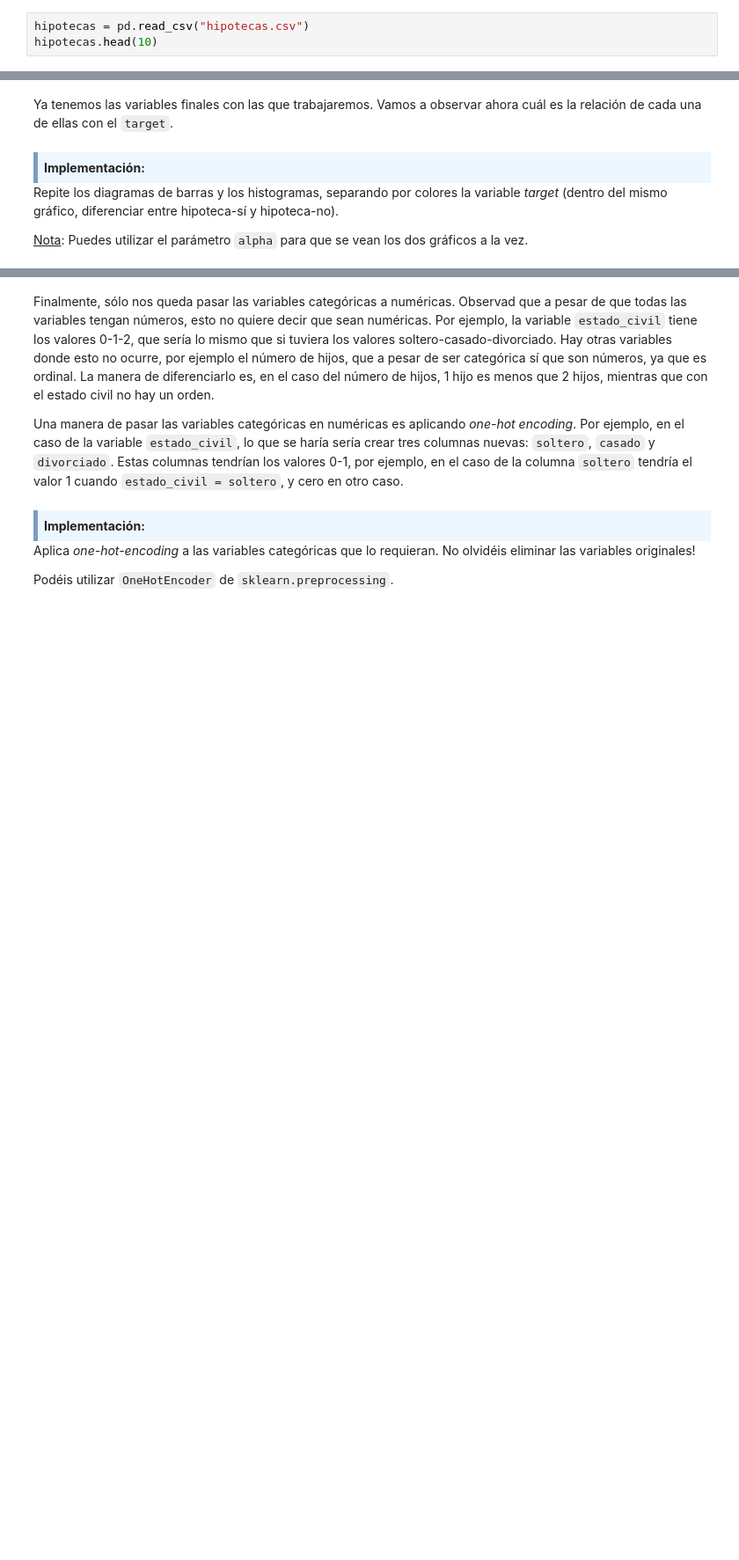
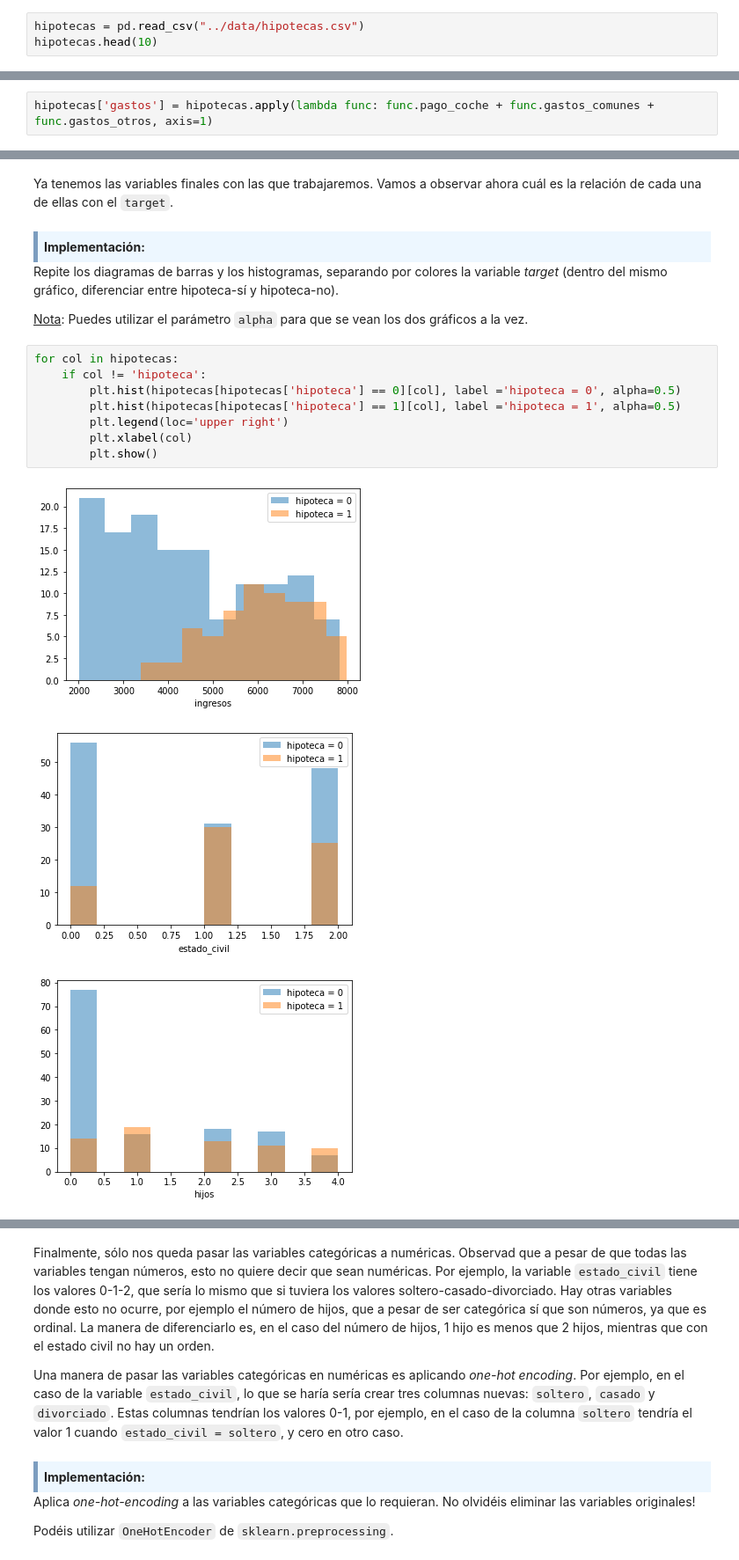
Before and after one commit to franjmelchor/MAMD_PEC3, a Jupyter notebook: code/20202_M2.855_PEC3_Enunciado.ipynb, the cells around one changed output, grey strips where cells are left out. Shown at 88% size. Saved outputs shown, nothing was run; the diff lists cells and outputs as text; blank space fills up the shorter version.

```diff
--- a/code/20202_M2.855_PEC3_Enunciado.ipynb
+++ b/code/20202_M2.855_PEC3_Enunciado.ipynb
@@ -728,7 +728,7 @@ La información es la siguiente:
 
 Empezamos leyendo el _dataset_ y viendo una muestra de las primeras filas.
 # %%
-hipotecas = pd.read_csv("hipotecas.csv")
+hipotecas = pd.read_csv("../data/hipotecas.csv")
 hipotecas.head(10)
 # %% [output]
 |  | ingresos | gastos_comunes | pago_coche | gastos_otros | ahorros | vivienda | estado_civil | hijos | trabajo | ... |
@@ -774,3 +826,5 @@ Comprueba si hay valores `null`. En caso de haberlos, elimina las filas correspo
 - Agrupad los diversos gastos mensuales (`pago_coche` + `gastos_comunes` + `gastos_otros`) en una variable llamada `gastos`.
 - Calculad el montante a financiar en una variable llamada `financiar`. Para ello crea una columna llamada `financiar` que será el resto del precio de la vivienda con los ahorros de la familia.
 - Elimina las variables utilizadas para crear estas nuevas columnas.
+# %%
+hipotecas['gastos'] = hipotecas.apply(lambda func: func.pago_coche + func.gastos_comunes + func.gastos_otros, axis=1)
@@ -794,3 +886,15 @@ Ya tenemos las variables finales con las que trabajaremos. Vamos a observar ahor
 Repite los diagramas de barras y los histogramas, separando por colores la variable _target_ (dentro del mismo gráfico, diferenciar entre hipoteca-sí y hipoteca-no).
 
 <u>Nota</u>: Puedes utilizar el parámetro `alpha` para que se vean los dos gráficos a la vez.
+# %%
+for col in hipotecas:
+    if col != 'hipoteca':
+        plt.hist(hipotecas[hipotecas['hipoteca'] == 0][col], label ='hipoteca = 0', alpha=0.5)
+        plt.hist(hipotecas[hipotecas['hipoteca'] == 1][col], label ='hipoteca = 1', alpha=0.5)
+        plt.legend(loc='upper right')
+        plt.xlabel(col)
+        plt.show()
+# %% [output]
+[figure, added]
+[figure, added]
+[figure, added]
```
Also changed, not shown: parts of 57 cells of this notebook, 3 other files.
